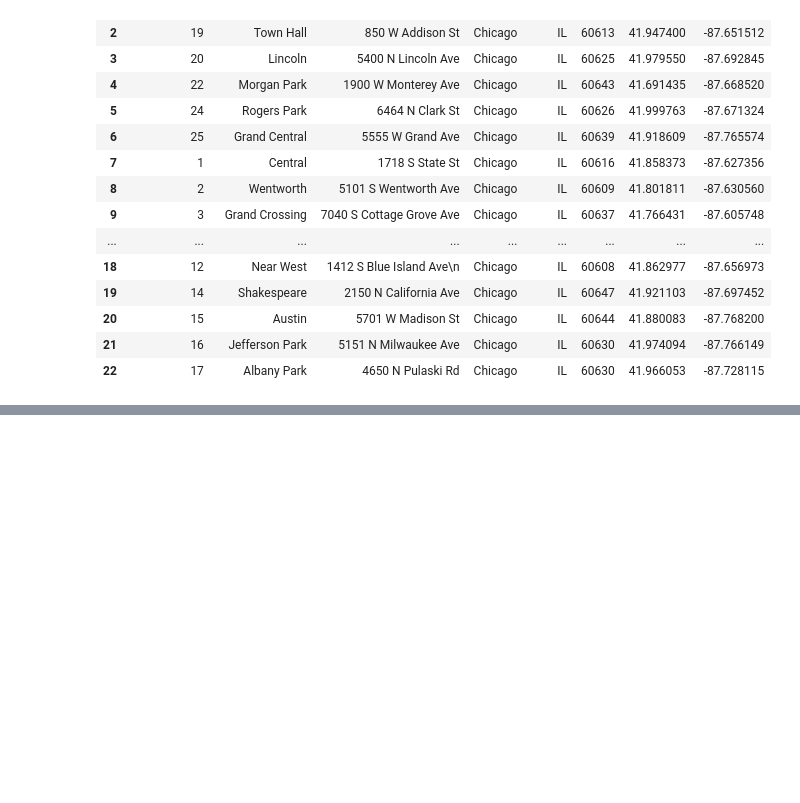
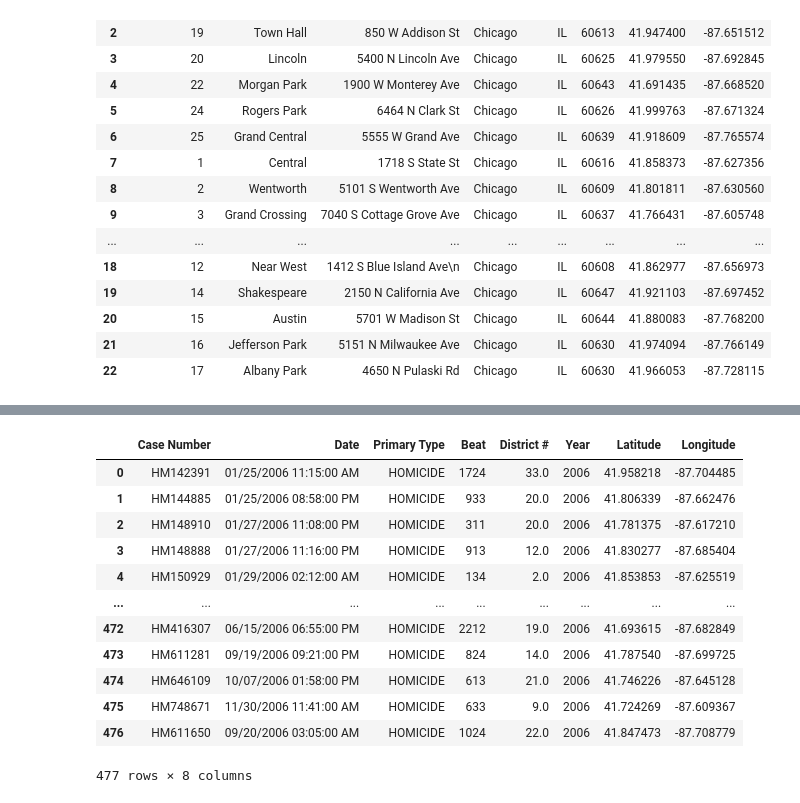
Before and after one commit to mcanad4/butler-groupC-project1, a Jupyter notebook: Chicago_Crime.ipynb, the cells around one changed output, grey strips where cells are left out. Drawn from its saved outputs; the diff is of its cells as text; code cells hidden in the pictures; blank space fills up the shorter version.

```diff
--- a/Chicago_Crime.ipynb
+++ b/Chicago_Crime.ipynb
@@ -126,0 +225,3 @@ clean_police_stations
+# %%
+crime_2006 = pd.read_csv('Data/crime_2006.csv')
+crime_2006.head()
@@ -126,0 +235,5 @@ clean_police_stations
+# %%
+clean_2006 = crime_2006.drop(columns=['Block', 'IUCR', 'Description','Location Description','Arrest',
+                                             'Domestic','FBI Code','X Coordinate','Y Coordinate','Location'])
+
+clean_2006.head()
@@ -126,0 +247,4 @@ clean_police_stations
+# %%
+clean_2006 = clean_2006.rename(columns={'Ward':'District #'})
+
+clean_2006.head()
@@ -126,0 +258,22 @@ clean_police_stations
+# %%
+homicide_2006 = clean_2006.loc[clean_2006['Primary Type'] == 'HOMICIDE']
+
+homicide_2006 = homicide_2006.reset_index()
+
+del homicide_2006['index']
+
+homicide_2006
+# %% [output]
+|  | Case Number | Date | Primary Type | Beat | District # | Year | Latitude | Longitude |
+| 0 | HM142391 | 01/25/2006 11:15:00 AM | HOMICIDE | 1724 | 33.0 | 2006 | 41.958218 | -87.704485 |
+| 1 | HM144885 | 01/25/2006 08:58:00 PM | HOMICIDE | 933 | 20.0 | 2006 | 41.806339 | -87.662476 |
+| 2 | HM148910 | 01/27/2006 11:08:00 PM | HOMICIDE | 311 | 20.0 | 2006 | 41.781375 | -87.617210 |
+| 3 | HM148888 | 01/27/2006 11:16:00 PM | HOMICIDE | 913 | 12.0 | 2006 | 41.830277 | -87.685404 |
+| 4 | HM150929 | 01/29/2006 02:12:00 AM | HOMICIDE | 134 | 2.0 | 2006 | 41.853853 | -87.625519 |
+| ... | ... | ... | ... | ... | ... | ... | ... | ... |
+| 472 | HM416307 | 06/15/2006 06:55:00 PM | HOMICIDE | 2212 | 19.0 | 2006 | 41.693615 | -87.682849 |
+| 473 | HM611281 | 09/19/2006 09:21:00 PM | HOMICIDE | 824 | 14.0 | 2006 | 41.787540 | -87.699725 |
+| 474 | HM646109 | 10/07/2006 01:58:00 PM | HOMICIDE | 613 | 21.0 | 2006 | 41.746226 | -87.645128 |
+| 475 | HM748671 | 11/30/2006 11:41:00 AM | HOMICIDE | 633 | 9.0 | 2006 | 41.724269 | -87.609367 |
+| 476 | HM611650 | 09/20/2006 03:05:00 AM | HOMICIDE | 1024 | 22.0 | 2006 | 41.847473 | -87.708779 |
+477 rows × 8 columns
```
Also changed, not shown: parts of 12 cells of this notebook, 2 other files.
